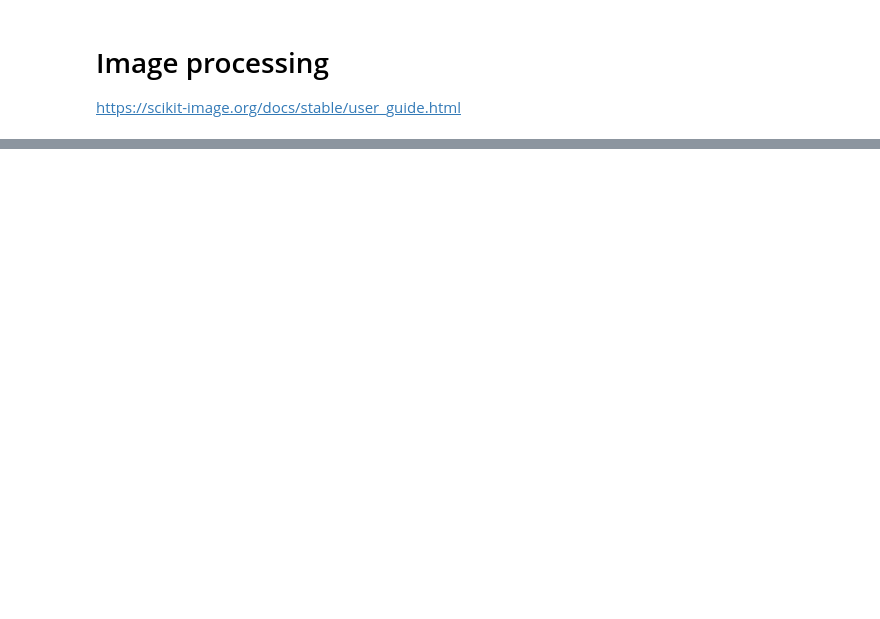
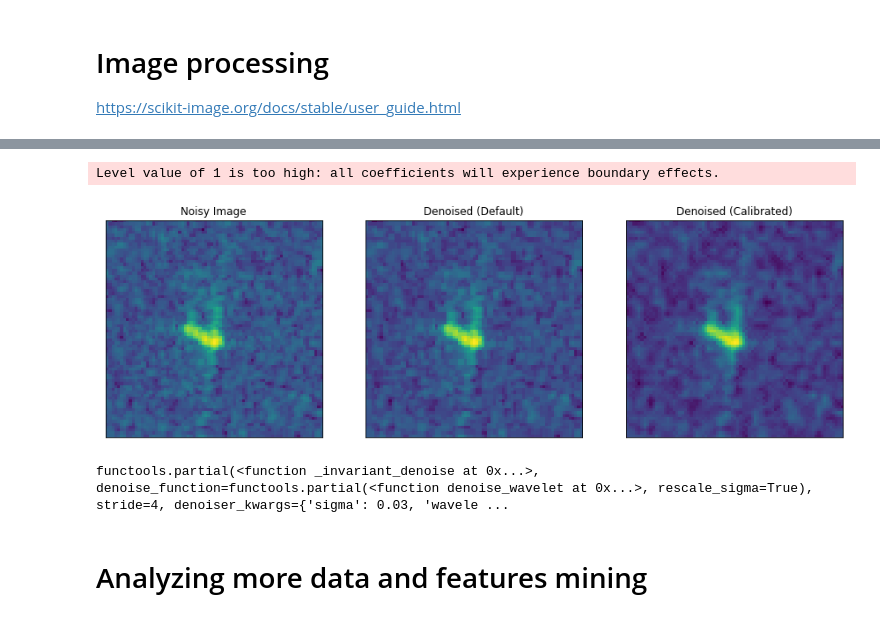
Before and after one commit to tboussaid/projet-i2e, a Jupyter notebook: project.ipynb, the cells around one changed output, grey strips where cells are left out. Drawn from its saved outputs; the diff is of its cells as text; code cells hidden in the pictures; blank space fills up the shorter version.

```diff
--- a/project.ipynb
+++ b/project.ipynb
@@ -117,0 +197,50 @@ import skimage
+# %%
+from functools import partial
+import pywt
+
+# rescale_sigma=True required to silence deprecation warnings
+_denoise_wavelet = partial(rs.denoise_wavelet, rescale_sigma=True)
+
+# Parameters to test when calibrating the denoising algorithm
+parameter_ranges = {'sigma': np.arange(0.01, 0.1, 0.01),
+                    'wavelet': ['coif1', 'coif2', 'coif3', 'coif4', 'coif5', 'coif6', 'coif7', 'coif8', 'coif9', 'coif10',
+                                'coif11', 'coif12', 'coif13', 'coif14', 'coif15', 'coif16', 'coif17',
+                                'db1', 'db2', 'db3', 'db4', 'db5', 'db6', 'db7', 'db8', 'db9', 'db10', 'db11', 'db12', 'db13', 'db14', 'db15',
+                                'db16', 'db17', 'db18', 'db19', 'db20', 'db21', 'db22', 'db23', 'db24', 'db25', 'db26', 'db27', 'db28', 'db29',
+                                'db30', 'db31', 'db32', 'db33', 'db34', 'db35', 'db36', 'db37', 'db38', 'dmey', 'haar',
+                                'sym2', 'sym3', 'sym4', 'sym5', 'sym6', 'sym7', 'sym8', 'sym9', 'sym10', 'sym11', 'sym12', 'sym13', 'sym14', 'sym15',
+                                'sym16', 'sym17', 'sym18', 'sym19', 'sym20']}
+
+#pywt.wavelist(kind='discrete')} #['db1', 'db2']
+
+# Denoised image using default parameters of `denoise_wavelet`
+default_output = rs.denoise_wavelet(img, rescale_sigma=True)
+
+# Calibrate denoiser
+calibrated_denoiser = rs.calibrate_denoiser(img,
+                                         _denoise_wavelet,
+                                         denoise_parameters=parameter_ranges)
+
+# Denoised image using calibrated denoiser
+calibrated_output = calibrated_denoiser(img)
+
+fig, axes = plt.subplots(1, 3, sharex=True, sharey=True, figsize=(15, 5))
+
+for ax, toprint, title in zip(
+        axes,
+        [img, default_output, calibrated_output],
+        ['Noisy Image', 'Denoised (Default)', 'Denoised (Calibrated)']
+):
+    ax.imshow(toprint)
+    ax.set_title(title)
+    ax.set_yticks([])
+    ax.set_xticks([])
+# %% [output]
+Level value of 1 is too high: all coefficients will experience boundary effects.
+[figure, added]
+# %%
+calibrated_denoiser
+# %% [output]
+functools.partial(<function _invariant_denoise at 0x...>, denoise_function=functools.partial(<function denoise_wavelet at 0x...>, rescale_sigma=True), stride=4, denoiser_kwargs={'sigma': 0.03, 'wavele ...
+# %% [markdown]
+# Analyzing more data and features mining
```
Also changed, not shown: parts of 20 cells of this notebook, 1 other file.
